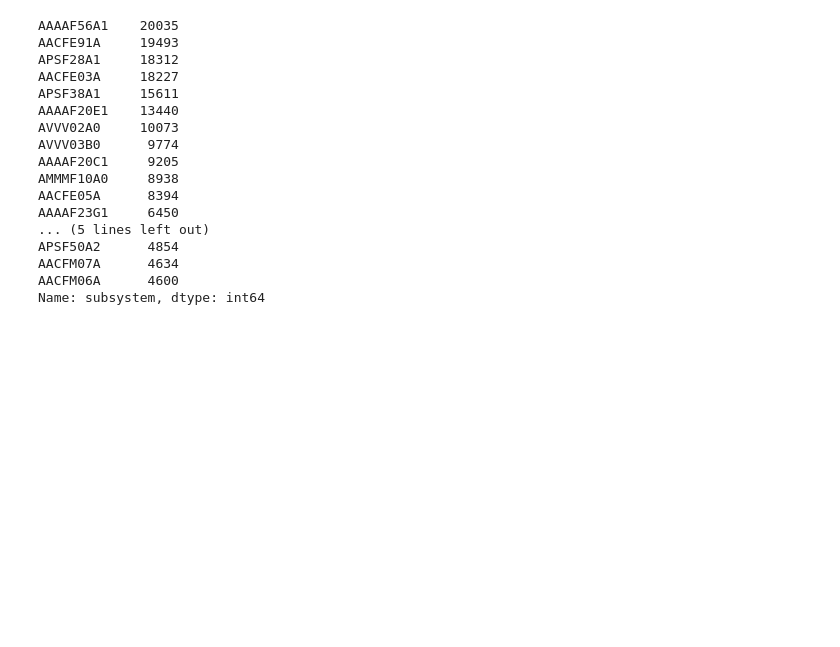
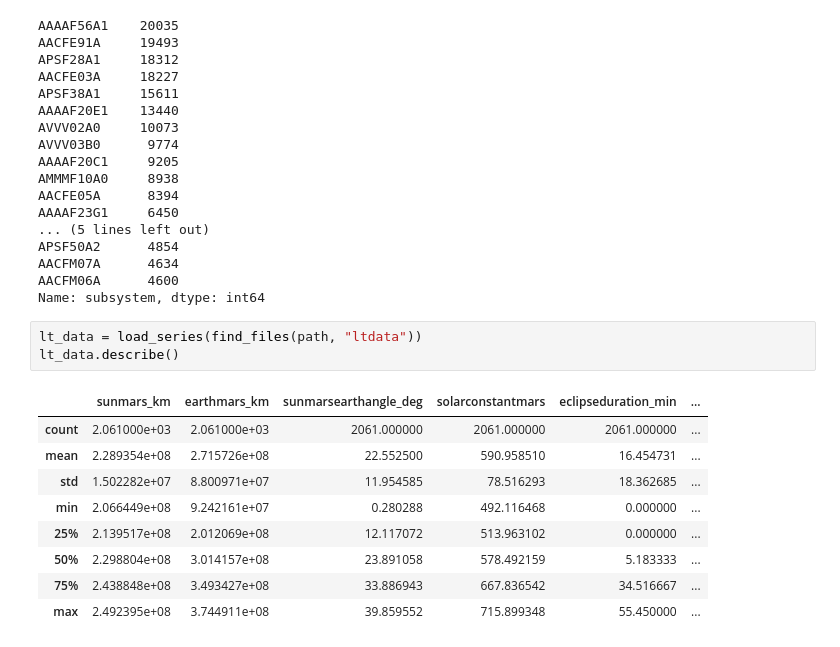
Before and after one commit to ktrnka/mars-express, a Jupyter notebook: src/data exploration.ipynb, the cells around one changed output. Saved outputs shown, nothing was run; the diff lists cells and outputs as text; blank space fills up the shorter version.

```diff
--- a/src/data exploration.ipynb
+++ b/src/data exploration.ipynb
@@ -128,3 +128,16 @@ APSF50A2      4854
 AACFM07A      4634
 AACFM06A      4600
 Name: subsystem, dtype: int64
+# %%
+lt_data = load_series(find_files(path, "ltdata"))
+lt_data.describe()
+# %% [output]
+|  | sunmars_km | earthmars_km | sunmarsearthangle_deg | solarconstantmars | eclipseduration_min | ... |
+| count | 2.061000e+03 | 2.061000e+03 | 2061.000000 | 2061.000000 | 2061.000000 | ... |
+| mean | 2.289354e+08 | 2.715726e+08 | 22.552500 | 590.958510 | 16.454731 | ... |
+| std | 1.502282e+07 | 8.800971e+07 | 11.954585 | 78.516293 | 18.362685 | ... |
+| min | 2.066449e+08 | 9.242161e+07 | 0.280288 | 492.116468 | 0.000000 | ... |
+| 25% | 2.139517e+08 | 2.012069e+08 | 12.117072 | 513.963102 | 0.000000 | ... |
+| 50% | 2.298804e+08 | 3.014157e+08 | 23.891058 | 578.492159 | 5.183333 | ... |
+| 75% | 2.438848e+08 | 3.493427e+08 | 33.886943 | 667.836542 | 34.516667 | ... |
+| max | 2.492395e+08 | 3.744911e+08 | 39.859552 | 715.899348 | 55.450000 | ... |
```
Also changed, not shown: parts of 2 cells of this notebook, 1 other file.
